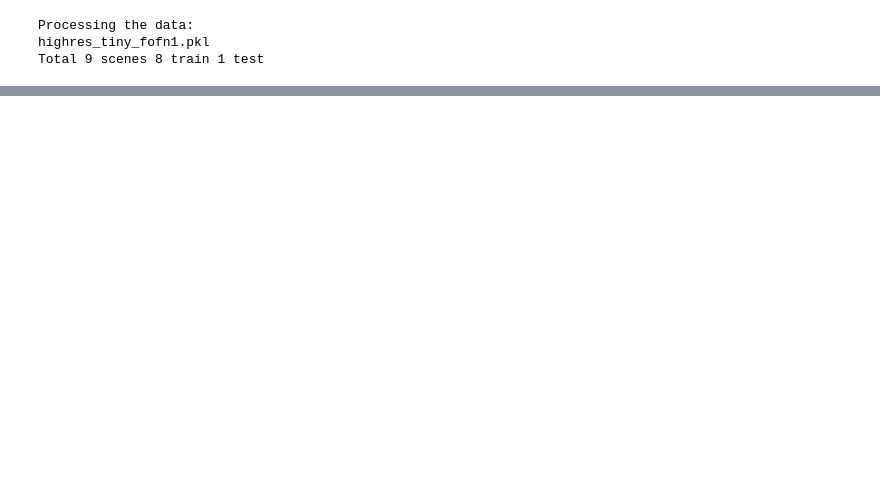
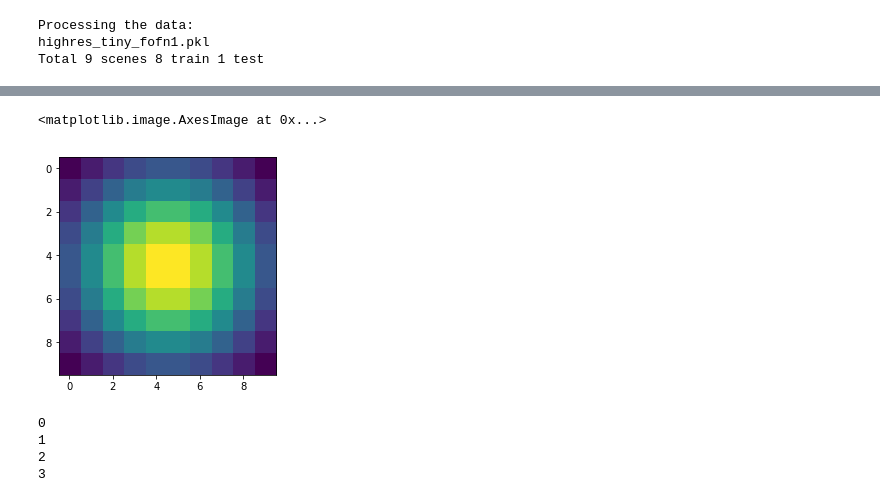
Before and after one commit to StanfordVL/GibsonEnv, a Jupyter notebook: dev/generate_data_select.ipynb, the cells around one changed output, grey strips where cells are left out. Cells and saved outputs as stored; diff of their text form; code cells hidden in the pictures; blank space fills up the shorter version.

```diff
--- a/dev/generate_data_select.ipynb
+++ b/dev/generate_data_select.ipynb
@@ -114,3 +124,29 @@ for i in range(4):
+# %%
+plt.imshow(gkern())
+# %% [output]
+<matplotlib.image.AxesImage at 0x...>
+[figure, added]
+# %%
+density = np.zeros((4, 1024, 2048))
+imgs = np.zeros((4,1024,2048,3))
+for i in range(4):
+    print(i)
+    mask = np.sum(show[i], axis=2) > 0
+    density[i] = convolve2d(mask, gkern(), mode = 'same')
+    density[i] = convolve2d(density[i], gkern(), mode = 'same')
+    density[i] = convolve2d(density[i], gkern(), mode = 'same')
+    #plt.figure(figsize = (10,20))
+    #plt.imshow(density[i])
+    points = np.array([grid_x[mask], grid_y[mask]]).T
+    grid_z0 = griddata(points, show[i,:,:,0][mask], (grid_x, grid_y), method='linear')
+    grid_z1 = griddata(points, show[i,:,:,1][mask], (grid_x, grid_y), method='linear')
+    grid_z2 = griddata(points, show[i,:,:,2][mask], (grid_x, grid_y), method='linear')
+    imgs[i] = np.concatenate([np.expand_dims(grid_z0, 2), np.expand_dims(grid_z1, 2), np.expand_dims(grid_z2, 2)], 2)
+# %% [output]
+0
+1
+2
+3
 # %%
 plt.imshow(density[1])
 # %% [output]
```
Also changed, not shown: parts of 13 cells of this notebook.
